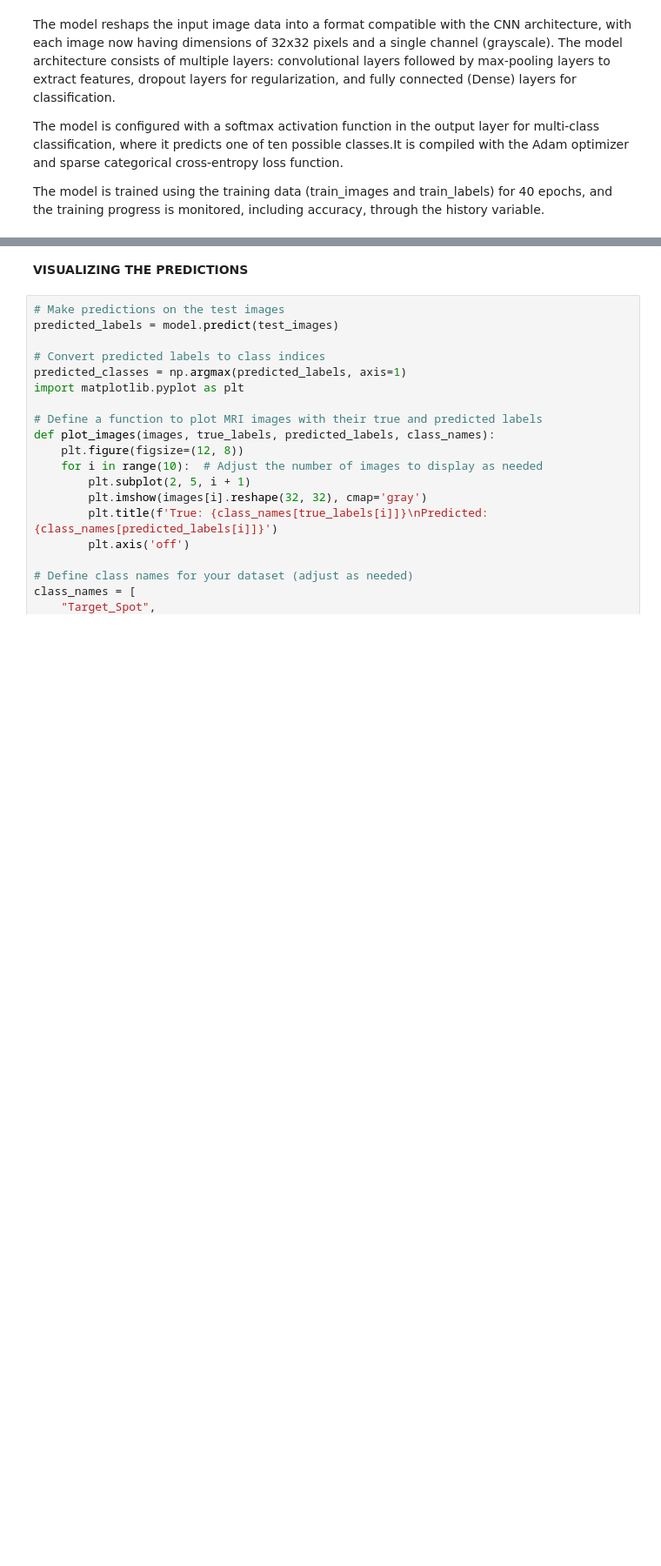
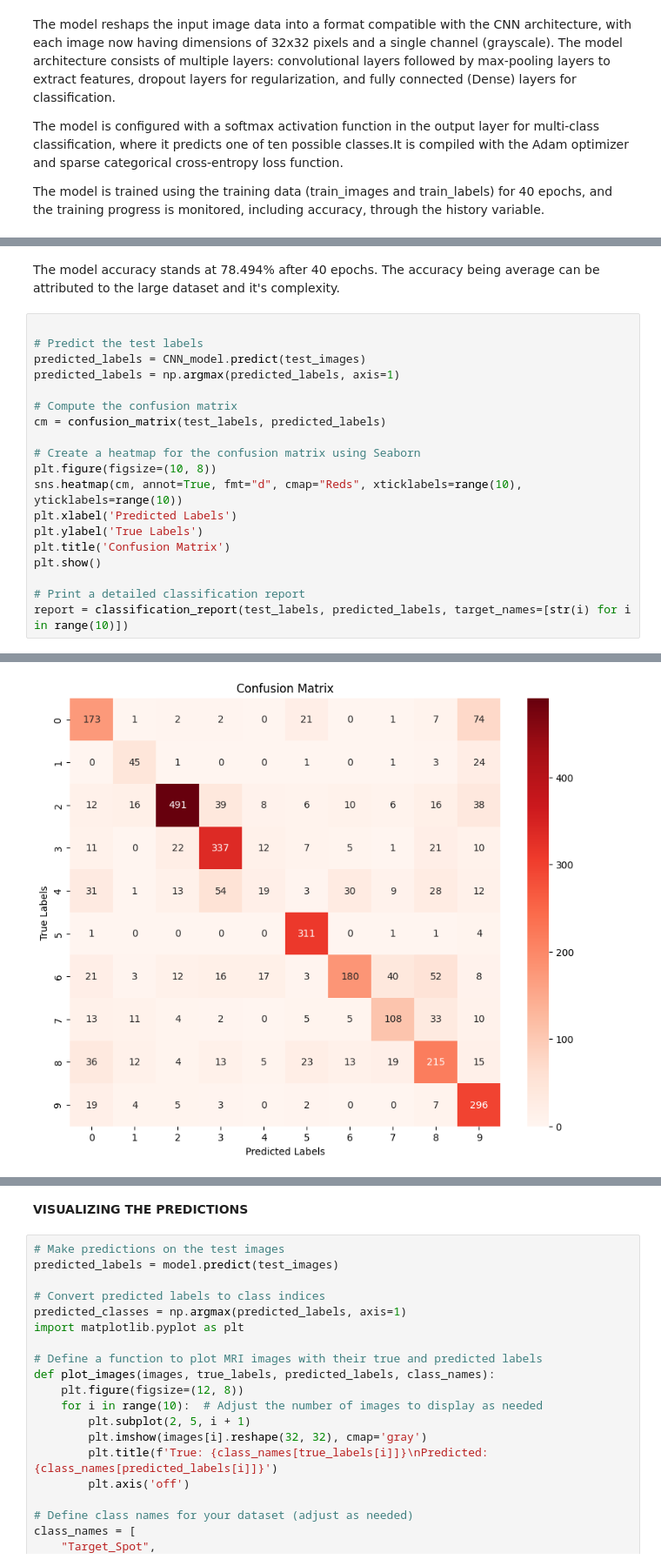
Before and after one commit to noelmt7/Tomato_Leaf_Disease_Detection, a Jupyter notebook: implementation.ipynb, the cells around one changed output, grey strips where cells are left out. Shown at 87% size. Saved outputs shown, nothing was run; the diff lists cells and outputs as text; blank space fills up the shorter version.

```diff
--- a/implementation.ipynb
+++ b/implementation.ipynb
@@ -245,0 +279,22 @@ Epoch 40/40
+# %% [markdown]
+The model accuracy stands at 78.494% after 40 epochs. The accuracy being average can be attributed to the large dataset and it's complexity.
+# %%
+
+# Predict the test labels
+predicted_labels = CNN_model.predict(test_images)
+predicted_labels = np.argmax(predicted_labels, axis=1)
+
+# Compute the confusion matrix
+cm = confusion_matrix(test_labels, predicted_labels)
+
+# Create a heatmap for the confusion matrix using Seaborn
+plt.figure(figsize=(10, 8))
+sns.heatmap(cm, annot=True, fmt="d", cmap="Reds", xticklabels=range(10), yticklabels=range(10))
+plt.xlabel('Predicted Labels')
+plt.ylabel('True Labels')
+plt.title('Confusion Matrix')
+plt.show()
+
+# Print a detailed classification report
+report = classification_report(test_labels, predicted_labels, target_names=[str(i) for i in range(10)])
+# %% [output]
@@ -245,0 +302 @@ Epoch 40/40
+[figure, added]
```
Also changed, not shown: parts of 22 cells of this notebook.
